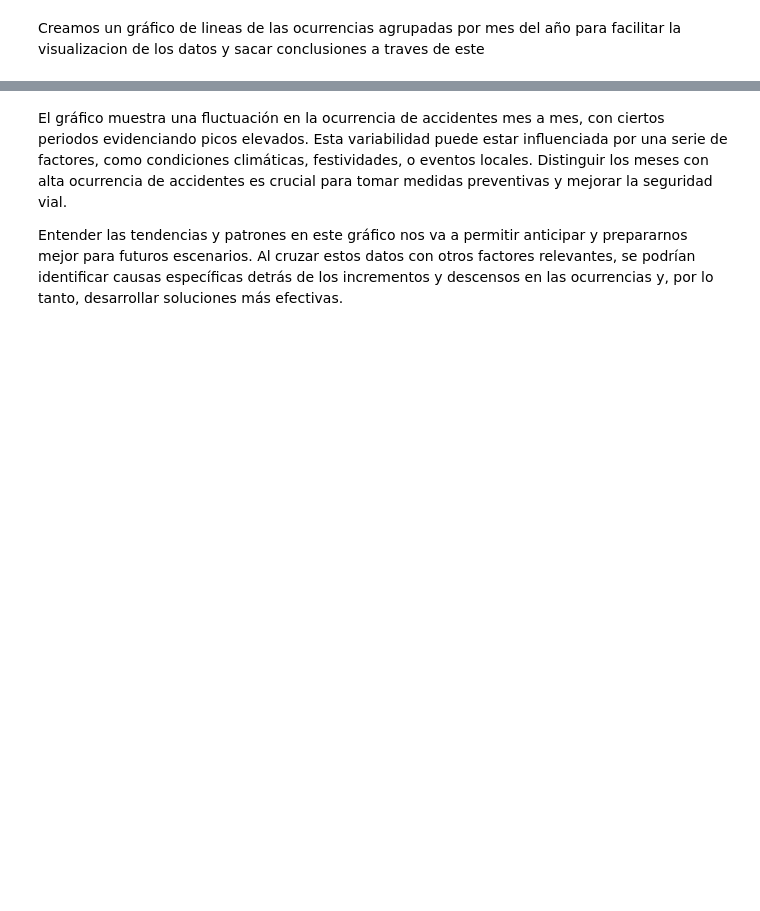
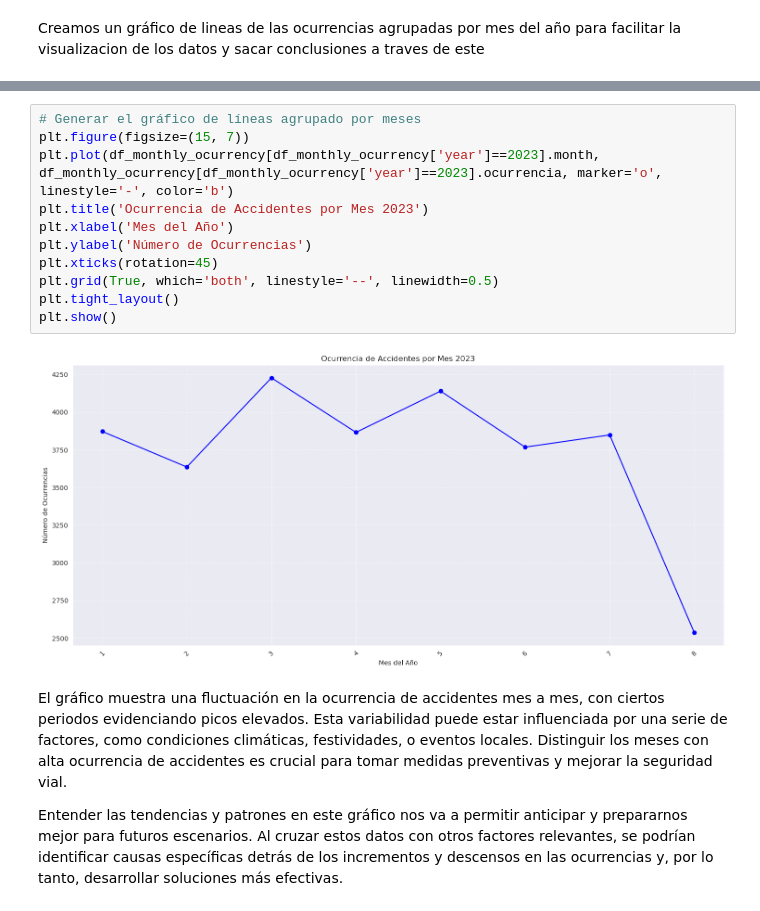
Before and after one commit to lucaramirezo/Traffic-Network-Transparency, a Jupyter notebook: Exploratory-Descriptive_Data_Analysis.ipynb, the cells around one changed output, grey strips where cells are left out. Drawn from its saved outputs; the diff is of its cells as text; blank space fills up the shorter version.

```diff
--- a/Exploratory-Descriptive_Data_Analysis.ipynb
+++ b/Exploratory-Descriptive_Data_Analysis.ipynb
@@ -59,3 +133,16 @@ plt.show()
+# %%
+# Generar el gráfico de líneas agrupado por meses
+plt.figure(figsize=(15, 7))
+plt.plot(df_monthly_ocurrency[df_monthly_ocurrency['year']==2023].month, df_monthly_ocurrency[df_monthly_ocurrency['year']==2023].ocurrencia, marker='o', linestyle='-', color='b')
+plt.title('Ocurrencia de Accidentes por Mes 2023')
+plt.xlabel('Mes del Año')
+plt.ylabel('Número de Ocurrencias')
+plt.xticks(rotation=45)
+plt.grid(True, which='both', linestyle='--', linewidth=0.5)
+plt.tight_layout()
+plt.show()
+# %% [output]
+[figure, added]
 # %% [markdown]
 El gráfico muestra una fluctuación en la ocurrencia de accidentes mes a mes, con ciertos periodos evidenciando picos elevados. Esta variabilidad puede estar influenciada por una serie de factores, como condiciones climáticas, festividades, o eventos locales. Distinguir los meses con alta ocurrencia de accidentes es crucial para tomar medidas preventivas y mejorar la seguridad vial.
 
```
Also changed, not shown: parts of 31 cells of this notebook, 3 other files.
